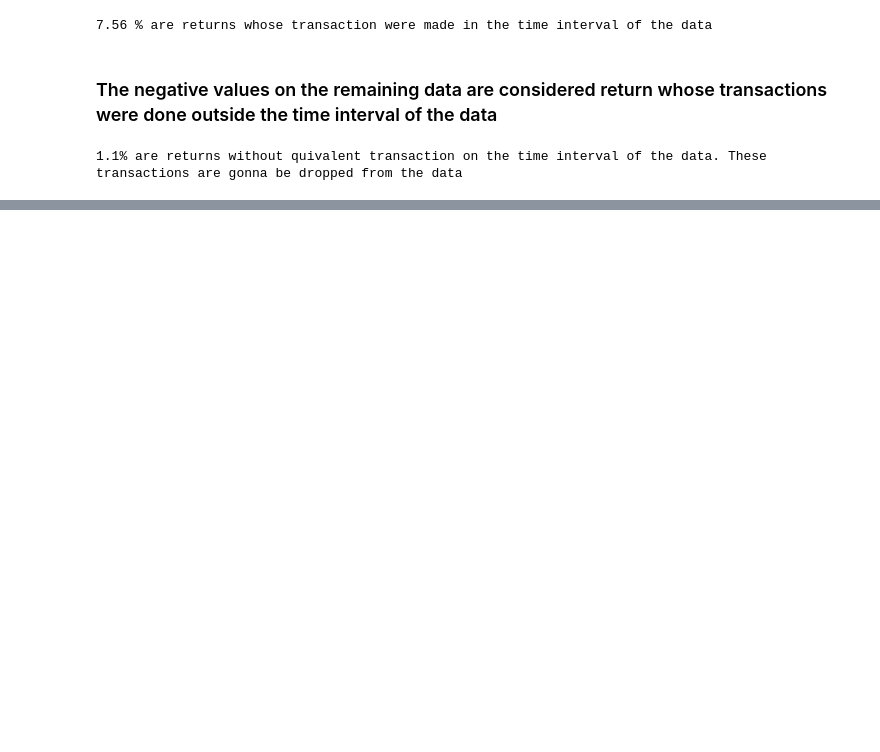
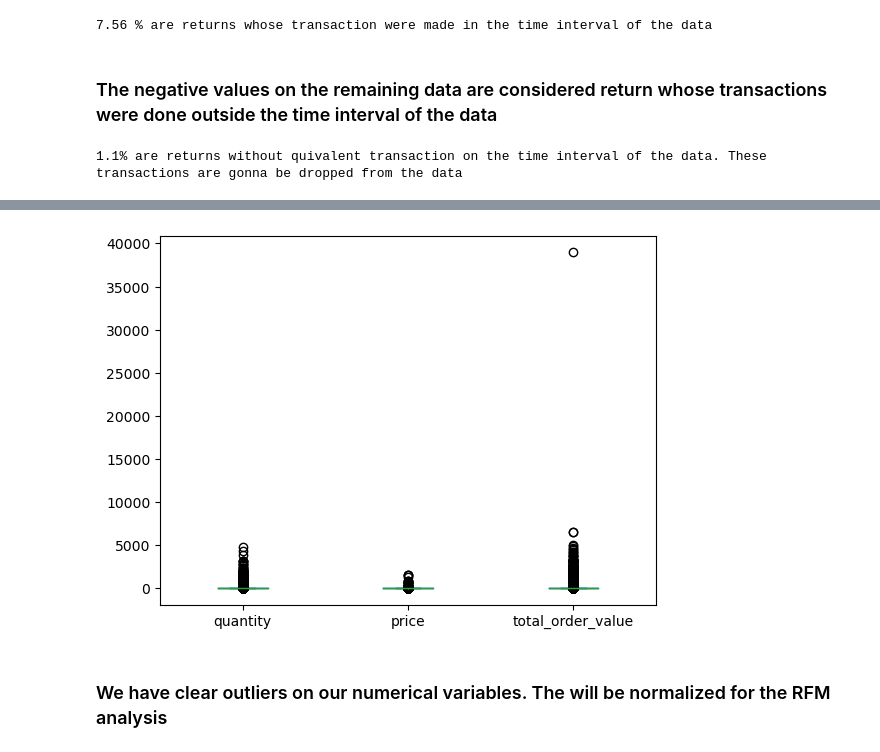
Before and after one commit to adriannaluz/data-analysis_portfolio, a Jupyter notebook: customer_segmentation/notebooks/EDA.ipynb, the cells around one changed output, grey strips where cells are left out. Drawn from its saved outputs; the diff is of its cells as text; code cells hidden in the pictures; blank space fills up the shorter version.

```diff
--- a/customer_segmentation/notebooks/EDA.ipynb
+++ b/customer_segmentation/notebooks/EDA.ipynb
@@ -351,0 +339,5 @@ online_trans.rename(columns={'index': 'old_index'}, inplace=True)
+# %%
+# Dropping 'total_order_value' columns
+online_trans.drop('total_order_value', axis=1, inplace=True)
+# %%
+online_trans['total_order_value'] = online_trans['quantity'] * online_trans['price']
@@ -351,0 +356,6 @@ online_trans.rename(columns={'index': 'old_index'}, inplace=True)
+# %%
+online_trans[["quantity", "price", "total_order_value"]].plot.box();
+# %% [output]
+[figure, added]
+# %% [markdown]
+### We have clear outliers on our numerical variables. The will be normalized for the RFM analysis
```
Also changed, not shown: parts of 47 cells of this notebook.
